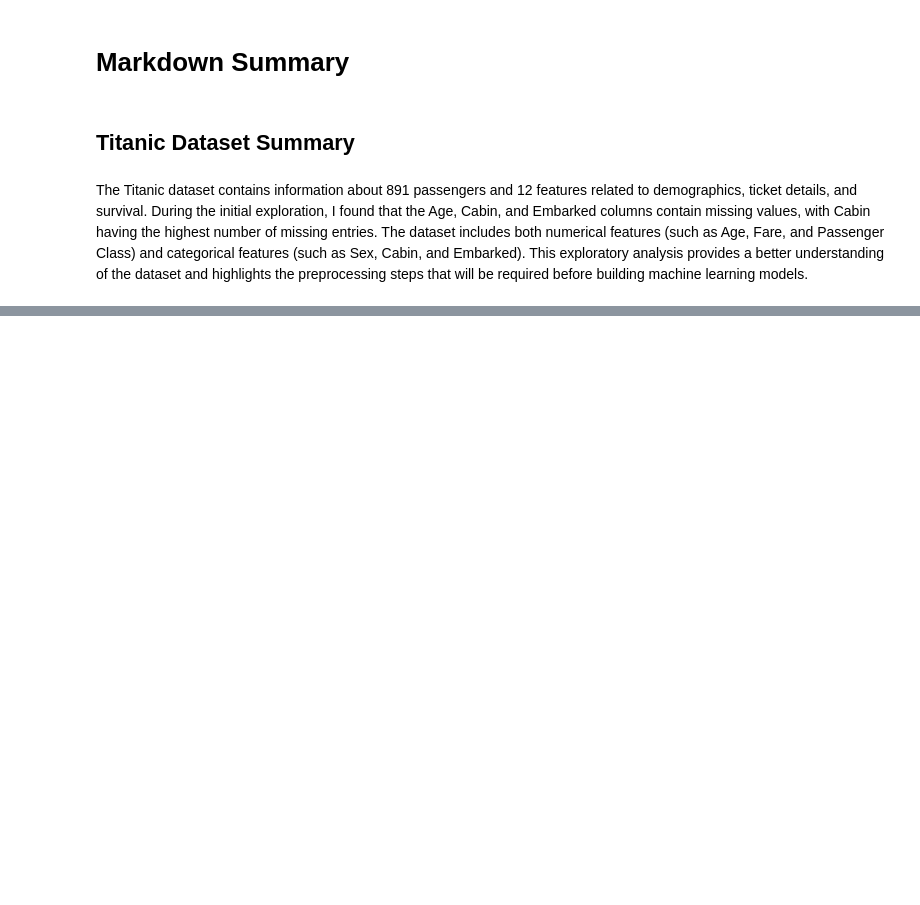
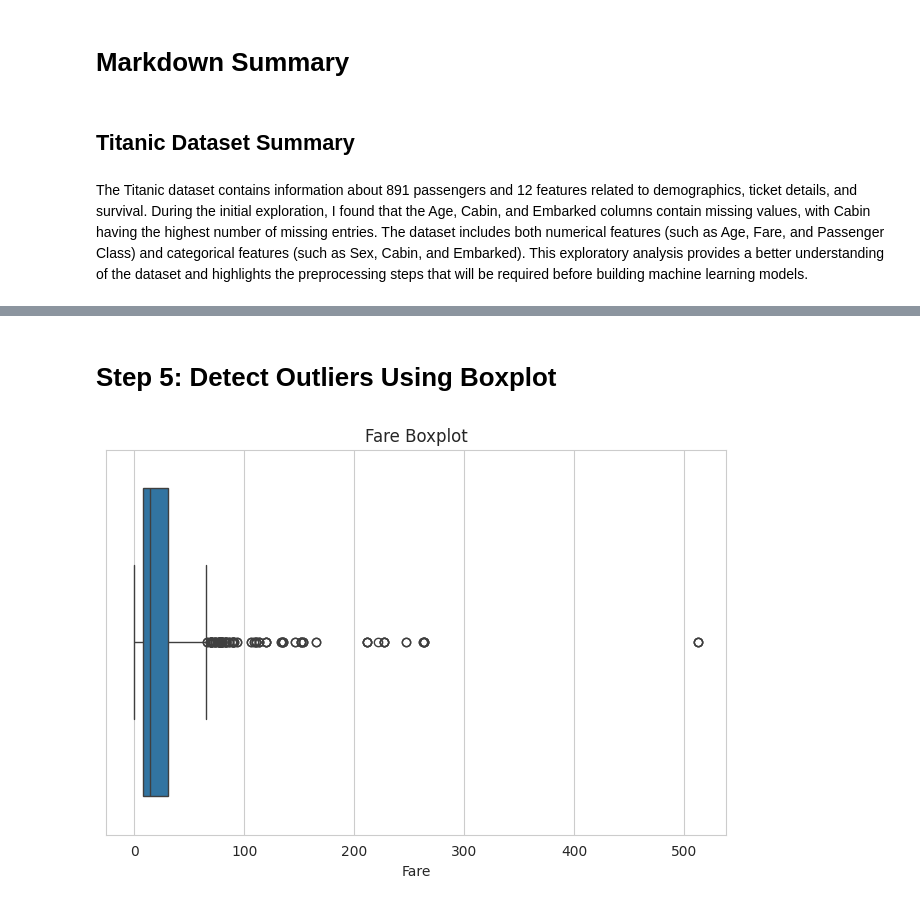
Before and after one commit to AJKHAN47/neurofive-ml-track, a Jupyter notebook: Week-01/Week1_Titanic_EDA.ipynb, the cells around one changed output, grey strips where cells are left out. Drawn from its saved outputs; the diff is of its cells as text; code cells hidden in the pictures; blank space fills up the shorter version.

Commit message:
Complete Week 1 Task 2: Data Cleaning and Visualization

```diff
--- a/Week-01/Week1_Titanic_EDA.ipynb
+++ b/Week-01/Week1_Titanic_EDA.ipynb
@@ -153,0 +160,14 @@ The Titanic dataset contains information about 891 passengers and 12 features re
+# %%
+import pandas as pd
+import numpy as np
+import matplotlib.pyplot as plt
+import seaborn as sns
+
+#Loading dataset
+df=pd.read_csv("train.csv")
+
+#Selecting plot style
+sns.set_style("whitegrid")
+
+#checking missing values
+df.isnull().sum()
@@ -153,0 +191,5 @@ The Titanic dataset contains information about 891 passengers and 12 features re
+# %%
+#filling age missing values
+df["Age"].fillna(df["Age"].median(), inplace=True)
+
+#We have used median because age has some extra values and is less affected by outliers
@@ -153,0 +203,3 @@ The Titanic dataset contains information about 891 passengers and 12 features re
+# %%
+df["Embarked"].fillna(df["Embarked"].mode()[0], inplace=True)
+#filling embarked missing values
@@ -153,0 +213,3 @@ The Titanic dataset contains information about 891 passengers and 12 features re
+# %%
+#Cabin column contain 75% missing values
+df.drop(columns=["Cabin"], inplace=True)
@@ -153,0 +241,10 @@ The Titanic dataset contains information about 891 passengers and 12 features re
+# %% [markdown]
+# Step 5: Detect Outliers Using Boxplot
+# %%
+plt.figure(figsize=(8,5))
+sns.boxplot(x=df["Fare"])
+
+plt.title("Fare Boxplot")
+plt.show()
+# %% [output]
+[figure, added]
```
Also changed, not shown: parts of 23 cells of this notebook, 2 other files.
